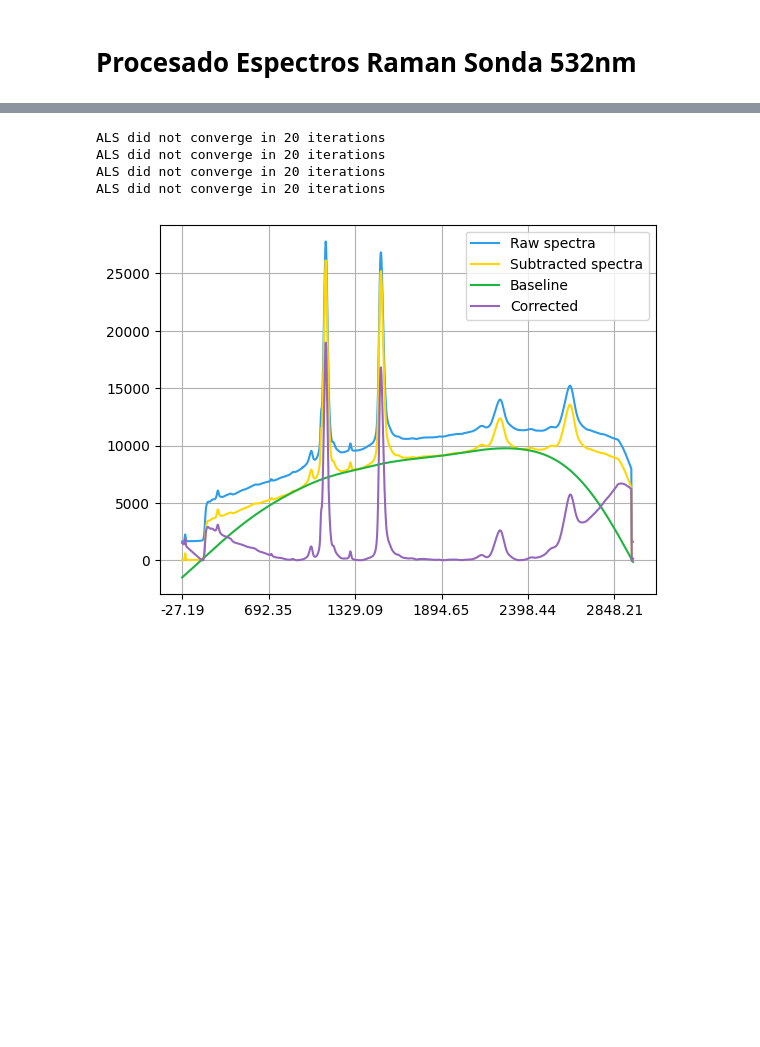
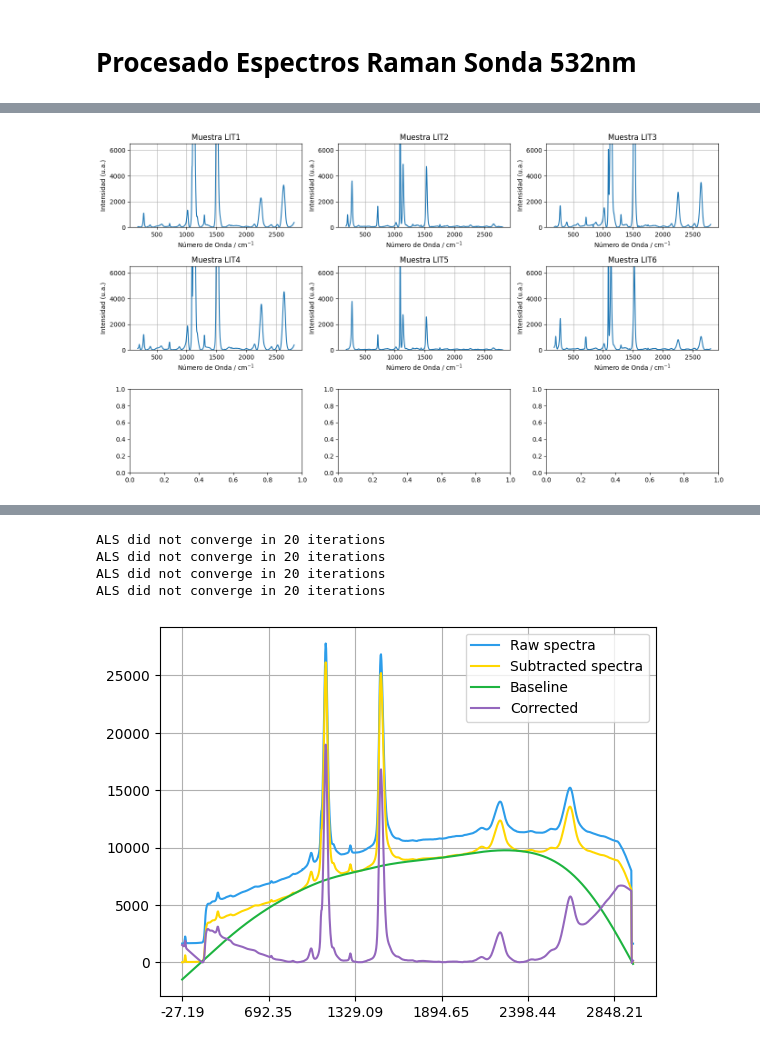
Before and after one commit to andreaperezasen/TFM-ML-Raman-Conchas-Arqueologicas, a Jupyter notebook: Code/Notebooks/procesado_sonda532nm.ipynb, the cells around one changed output, grey strips where cells are left out. Drawn from its saved outputs; the diff is of its cells as text; code cells hidden in the pictures; blank space fills up the shorter version.

Commit message:
Pruebas datos preprocesados

```diff
--- a/Code/Notebooks/procesado_sonda532nm.ipynb
+++ b/Code/Notebooks/procesado_sonda532nm.ipynb
@@ -54,0 +106,84 @@ df = pd.read_csv('/Users/drea/Library/CloudStorage/OneDrive-UNICAN/LIBS/raman/Co
+# %%
+def SNV(input_data):
+    """
+    Procesado de datos: SNV (Standard Normal Variate).
+    1) Media de cada channel --> axis=1 (todas las columnas).
+    2) Se le resta su media a cada "channel" --> axis=0 (todas las filas).
+    3) Divide cada channel por su StDev --> axis=1 (todas las columnas).
+    :parameter *input_data*: matriz de datos, en formato: "channels(f) x time(c)".
+    :return: matriz de datos, una vez normalizados
+    """
+    data_12 = input_data.sub(input_data.mean(axis=1), axis=0)
+    data_snv = data_12.div(input_data.std(axis=1), axis=0)
+    return data_snv
+# %%
+
+data_preproc[0]
+
+###################### Espectros medios TODOS #####################
+
+def avg_spectrum_all(data, muestras):
+    #data = pd.concat(dataframes, axis=0)
+    fig, axes = plt.subplots(3, 3, figsize=(14, 8))
+    # Itera sobre las muestras y representa cada una en su subplot
+    for i, muestra in enumerate(muestras):
+        data_muestra = data[data.index.get_level_values('Muestra') == f'{muestra}']
+        wavenumber = data_muestra.columns.get_level_values(0).astype(float)
+        # Calcula las intensidades medias para cada número de onda
+        mean_intensity = data_muestra.mean(axis=0)
+
+        # Usa el color correspondiente de la lista de colores
+
+        # Calcula la posición del subplot en la matriz de subplots
+        fila = i // 3
+        columna = i % 3
+
+        # Representa el espectro medio en el subplot correspondiente
+        axes[fila, columna].plot(wavenumber, mean_intensity, label=f'Muestra {muestra}')
+        axes[fila, columna].set_xlabel("Número de Onda / cm$^{-1}$")
+        axes[fila, columna].set_ylabel('Intensidad (u.a.)')
+        axes[fila, columna].set_title(f'Muestra {muestra}')
+        axes[fila, columna].set_ylim(0, 6500)
+        axes[fila, columna].grid(True)
+
+    # Ajusta el espaciado entre subplots
+    plt.tight_layout()
+
+    # Muestra los subplots
+    plt.show()
+
+avg_spectrum_all(data_preproc[0], muestras = data_preproc[2])
+
+def avg_spectrum (data,
+                  muestras ):
+
+
+  plt.figure(figsize=(12, 4))
+
+  for i, muestra in enumerate(muestras):
+    data_muestra = data[data.index.get_level_values('Muestra') == f'{muestra}']
+    wavenumber = data_muestra.columns.get_level_values(0).astype(float)
+    # Calculamos las intensidades medias para cada numero de onda
+    mean_intensity = data_muestra.mean(axis=0)
+
+    # Representa el espectro medio con el color correspondiente
+    plt.plot(wavenumber, mean_intensity, label=f'{muestra}')
+
+  # Etiquetas y título para el gráfico
+  plt.xlabel("Número de Onda / cm$^{-1}$ ")
+  plt.ylabel('Intensidad (u.a.)')
+
+
+  plt.legend()
+  plt.grid(True)
+
+
+  plt.show()
+
+avg_spectrum(data_preproc[0], muestras = data_preproc[2])
+
+
+data_preproc_nornamilized = SNV(data_preproc[0])
+avg_spectrum(data_preproc_nornamilized, muestras = data_preproc[2])
+# %% [output]
+[figure, added]
```
Also changed, not shown: parts of 7 cells of this notebook.
